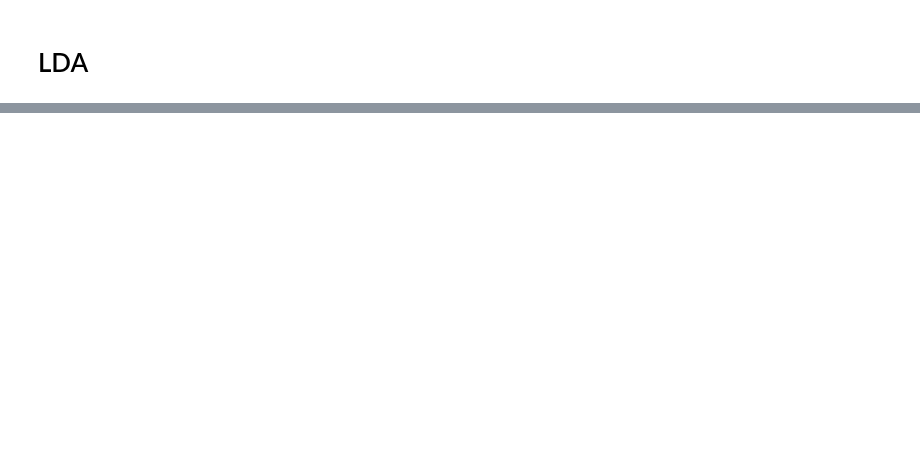
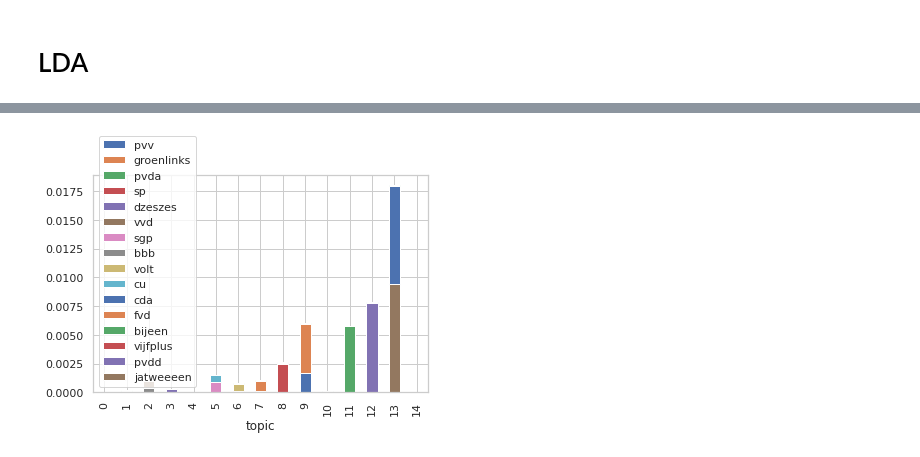
Before and after one commit to Chris-Congleton/MSc-Thesis, a Jupyter notebook: Playground/Testset_2021_playground.ipynb, the cells around one changed output, grey strips where cells are left out. Saved outputs shown, nothing was run; the diff lists cells and outputs as text; code cells hidden in the pictures; blank space fills up the shorter version.

```diff
--- a/Playground/Testset_2021_playground.ipynb
+++ b/Playground/Testset_2021_playground.ipynb
@@ -304,3 +309,5 @@ No handles with labels found to put in legend.
 # Remove the columns
 articles = df.drop(columns=['url', 'publisherID', 'category',], axis=1)# Print out the first rows of papers
 articles.head()
+
+articles = articles[articles['cleantext'].notna()]
@@ -317,0 +403,6 @@ articles.size
+# %%
+# Remove the columns
+articles = df_NRC.drop(columns=['url', 'publisherID', 'category',], axis=1)# Print out the first rows of papers
+articles.head()
+
+articles = articles[articles['cleantext'].notna()]
@@ -318,10 +496,15 @@ articles.size
 # %%
+# Remove the columns
+articles = df.drop(columns=['url', 'publisherID', 'category',], axis=1)# Print out the first rows of papers
+
+articles = articles[articles['cleantext'].notna()]
+
 # Remove punctuation
 articles['cleantext_processed'] = articles['cleantext'].map(lambda x: re.sub('[,\\.!?]', '', x))
 # Save D66
 articles['cleantext_processed'] = articles['cleantext_processed'].map(lambda x: re.sub('D66', 'dzeszes', x))
 # Save BIJ1
-articles['cleantext_processed'] = articles['cleantext_processed'].map(lambda x: re.sub('BIJ1', 'bijeen', x))
+articles['cleantext_processed'] = articles['cleantext_processed'].map(lambda x: re.sub('BIJ1', 'bijeeen', x))
 # Save 50PLUS
 articles['cleantext_processed'] = articles['cleantext_processed'].map(lambda x: re.sub('50PLUS', 'vijfplus', x))
 # Save JA21
@@ -329,4 +512,6 @@ articles['cleantext_processed'] = articles['cleantext_processed'].map(lambda x:
 # Convert the titles to lowercase
 articles['cleantext_processed'] = articles['cleantext_processed'].map(lambda x: x.lower())
 # Print out the first rows of papers
-articles['cleantext_processed'].head()
+#articles['cleantext_processed'].head()
+
+articles = articles[articles['cleantext_processed'].str.contains('pvv|groenlinks|pvda|sp|dzeszes|vvd|sgp|bbb|volt|cu|cda|fvd|bijeeen|vijfplus|pvdd|jatweeeen', regex=True)]
@@ -352,5 +530,59 @@ def remove_stopwords(texts):
 data = articles.cleantext_processed.values.tolist()
 data_words = list(sent_to_words(data))# remove stop words
 data_words = remove_stopwords(data_words)
-print(data_words[:1][0][:30])
+
+#print(data_words[:1][0][:30])
+
+# Create Dictionary
+id2word = corpora.Dictionary(data_words)
+
+# Create Corpus
+texts = data_words
+
+# Term Document Frequency
+corpus = [id2word.doc2bow(text) for text in texts]
+
+# View
+#print(corpus[:1][0][:30])
+
+# number of topics
+num_topics = 15
+# Build LDA model
+lda_model = gensim.models.LdaMulticore(corpus=corpus,
+                                       id2word=id2word,
+                                       num_topics=num_topics)
+doc_lda = lda_model[corpus]
+
+def terms_topics_frame(terms):
+
+  df = pd.DataFrame(data=None)
+
+  for t in terms:
+    df_t_topics = pd.DataFrame(lda_model.get_term_topics(t, minimum_probability=0.000000001))
+    df_t_topics = df_t_topics.drop(columns=0)
+    df_t_topics = df_t_topics.rename(columns={1:t})
+    df = pd.concat([df, df_t_topics], axis=1)
+
+  return df
+
+df_tt = terms_topics_frame(['pvv', 'groenlinks', 'pvda', 'sp',
+                            'dzeszes', 'vvd', 'sgp',
+                            'bbb', 'volt', 'cu', 'cda',
+                            'fvd', 'bijeen', 'vijfplus', 'pvdd',
+                            'jatweeeen']
+)
+df_tt['topic'] = df_tt.index
+
+sns.set_theme(style="whitegrid")
+
+# Plot the topic dist per term
+df_tt.set_index('topic').plot(kind='bar', stacked=True)
+sns.set(rc={'figure.figsize':(15,9)})
+
+# Visualize the topics
+pyLDAvis.enable_notebook()
+LDAvis_data_filepath = os.path.join('./results/ldavis_prepared_'+str(num_topics))
+LDAvis = gensimvis.prepare(lda_model, corpus, id2word)
+
+LDAvis
 # %% [output]
@@ -357,0 +606 @@ print(data_words[:1][0][:30])
+[figure, added]
```
Also changed, not shown: parts of 22 cells of this notebook.
